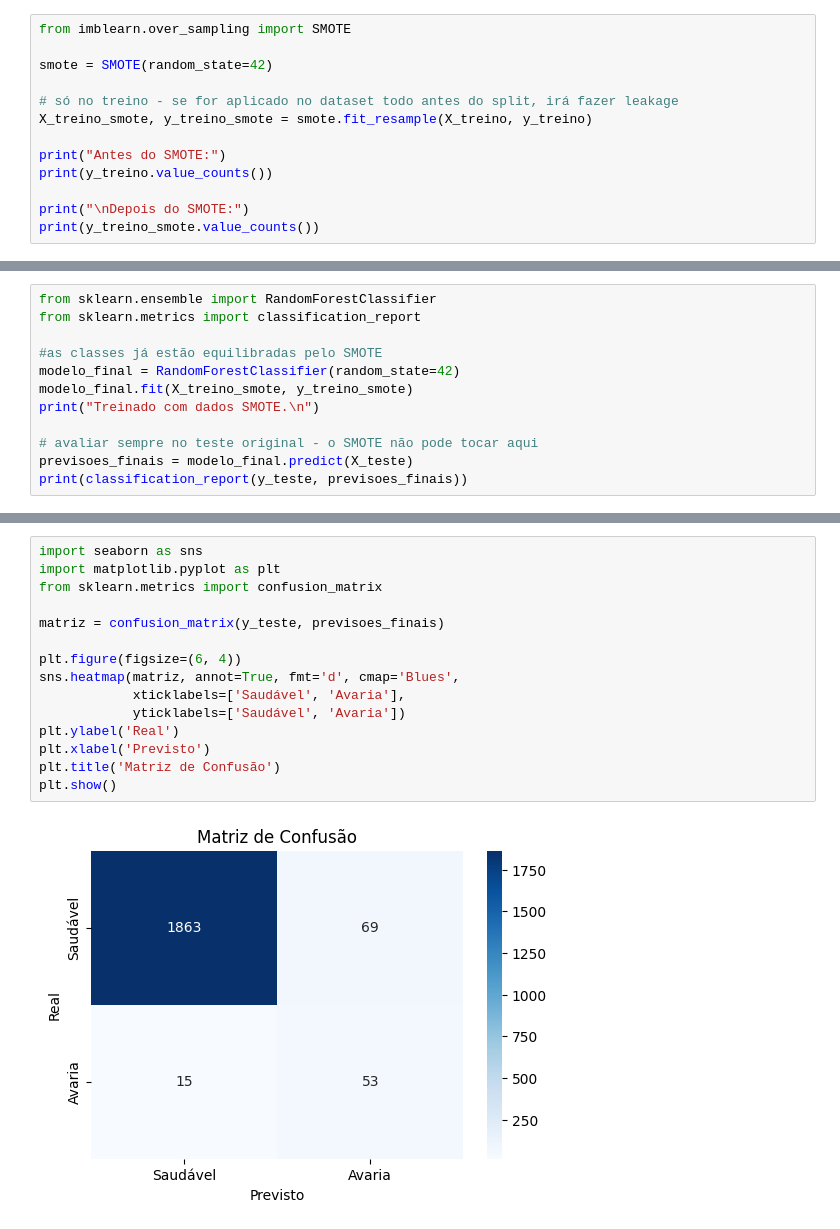
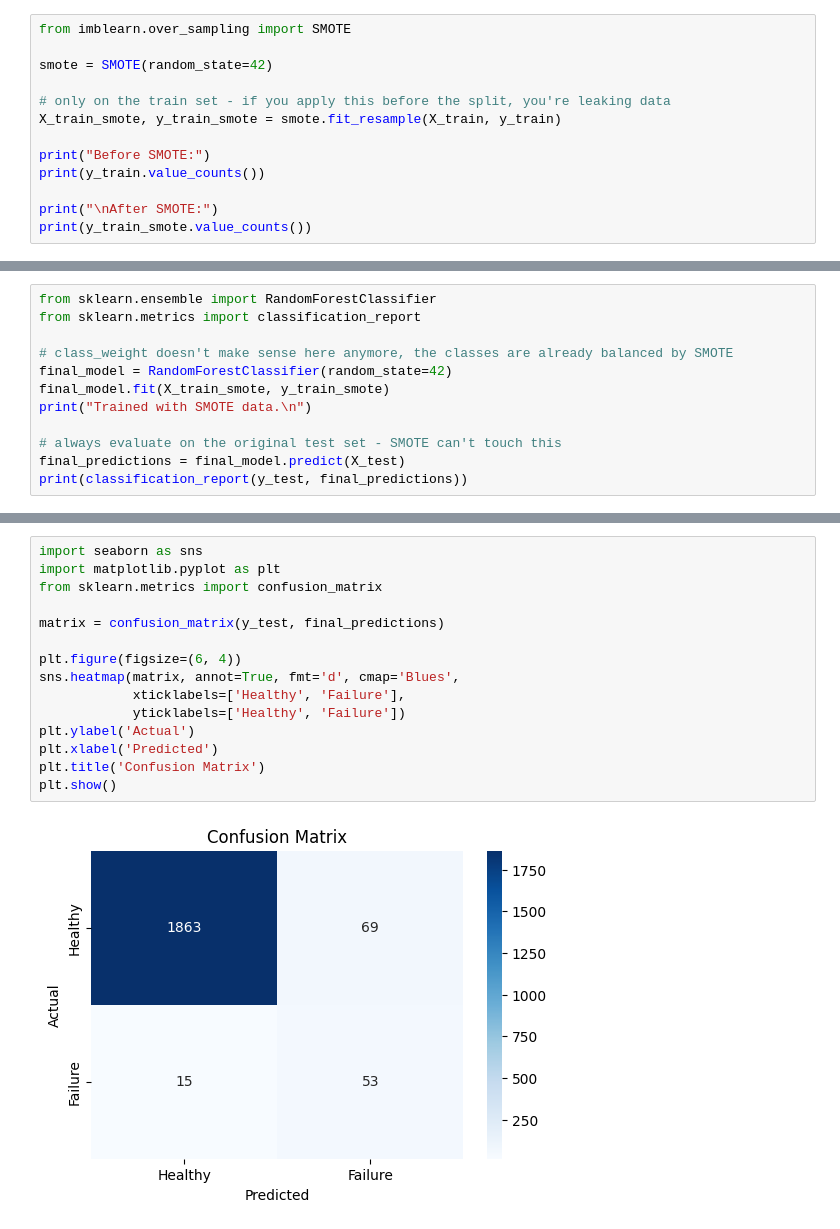
Before and after one commit to Araujita/predictive-maintenance-ml, a Jupyter notebook: notebooks/lm-projeto.ipynb, the cells around one changed output, grey strips where cells are left out. Saved outputs shown, nothing was run; the diff lists cells and outputs as text.

Commit message:
Regenerate charts with English filenames, update notebook, fix gitignore

```diff
--- a/notebooks/lm-projeto.ipynb
+++ b/notebooks/lm-projeto.ipynb
@@ -148,12 +148,12 @@ from imblearn.over_sampling import SMOTE
 
 smote = SMOTE(random_state=42)
 
-# só no treino - se for aplicado no dataset todo antes do split, irá fazer leakage
-X_treino_smote, y_treino_smote = smote.fit_resample(X_treino, y_treino)
+# only on the train set - if you apply this before the split, you're leaking data
+X_train_smote, y_train_smote = smote.fit_resample(X_train, y_train)
 
-print("Antes do SMOTE:")
-print(y_treino.value_counts())
+print("Before SMOTE:")
+print(y_train.value_counts())
 
-print("\nDepois do SMOTE:")
-print(y_treino_smote.value_counts())
+print("\nAfter SMOTE:")
+print(y_train_smote.value_counts())
 # %% [output]
@@ -172,12 +172,12 @@ Name: count, dtype: int64
 from sklearn.ensemble import RandomForestClassifier
 from sklearn.metrics import classification_report
 
-#as classes já estão equilibradas pelo SMOTE
-modelo_final = RandomForestClassifier(random_state=42)
-modelo_final.fit(X_treino_smote, y_treino_smote)
-print("Treinado com dados SMOTE.\n")
+# class_weight doesn't make sense here anymore, the classes are already balanced by SMOTE
+final_model = RandomForestClassifier(random_state=42)
+final_model.fit(X_train_smote, y_train_smote)
+print("Trained with SMOTE data.\n")
 
-# avaliar sempre no teste original - o SMOTE não pode tocar aqui
-previsoes_finais = modelo_final.predict(X_teste)
-print(classification_report(y_teste, previsoes_finais))
+# always evaluate on the original test set - SMOTE can't touch this
+final_predictions = final_model.predict(X_test)
+print(classification_report(y_test, final_predictions))
 # %% [output]
@@ -286,18 +286,18 @@ shap.force_plot(valor_base, valores_shap_avarias[maquina_alvo], X_amostra.iloc[m
 # %%
 import seaborn as sns
 import matplotlib.pyplot as plt
 from sklearn.metrics import confusion_matrix
 
-matriz = confusion_matrix(y_teste, previsoes_finais)
+matrix = confusion_matrix(y_test, final_predictions)
 
 plt.figure(figsize=(6, 4))
-sns.heatmap(matriz, annot=True, fmt='d', cmap='Blues',
-            xticklabels=['Saudável', 'Avaria'],
-            yticklabels=['Saudável', 'Avaria'])
-plt.ylabel('Real')
-plt.xlabel('Previsto')
-plt.title('Matriz de Confusão')
+sns.heatmap(matrix, annot=True, fmt='d', cmap='Blues',
+            xticklabels=['Healthy', 'Failure'],
+            yticklabels=['Healthy', 'Failure'])
+plt.ylabel('Actual')
+plt.xlabel('Predicted')
+plt.title('Confusion Matrix')
 plt.show()
 # %% [output]
-[figure, old version]
+[figure, new version]
 # %% [markdown]
```
Also changed, not shown: parts of 29 cells of this notebook, 4 other files.
